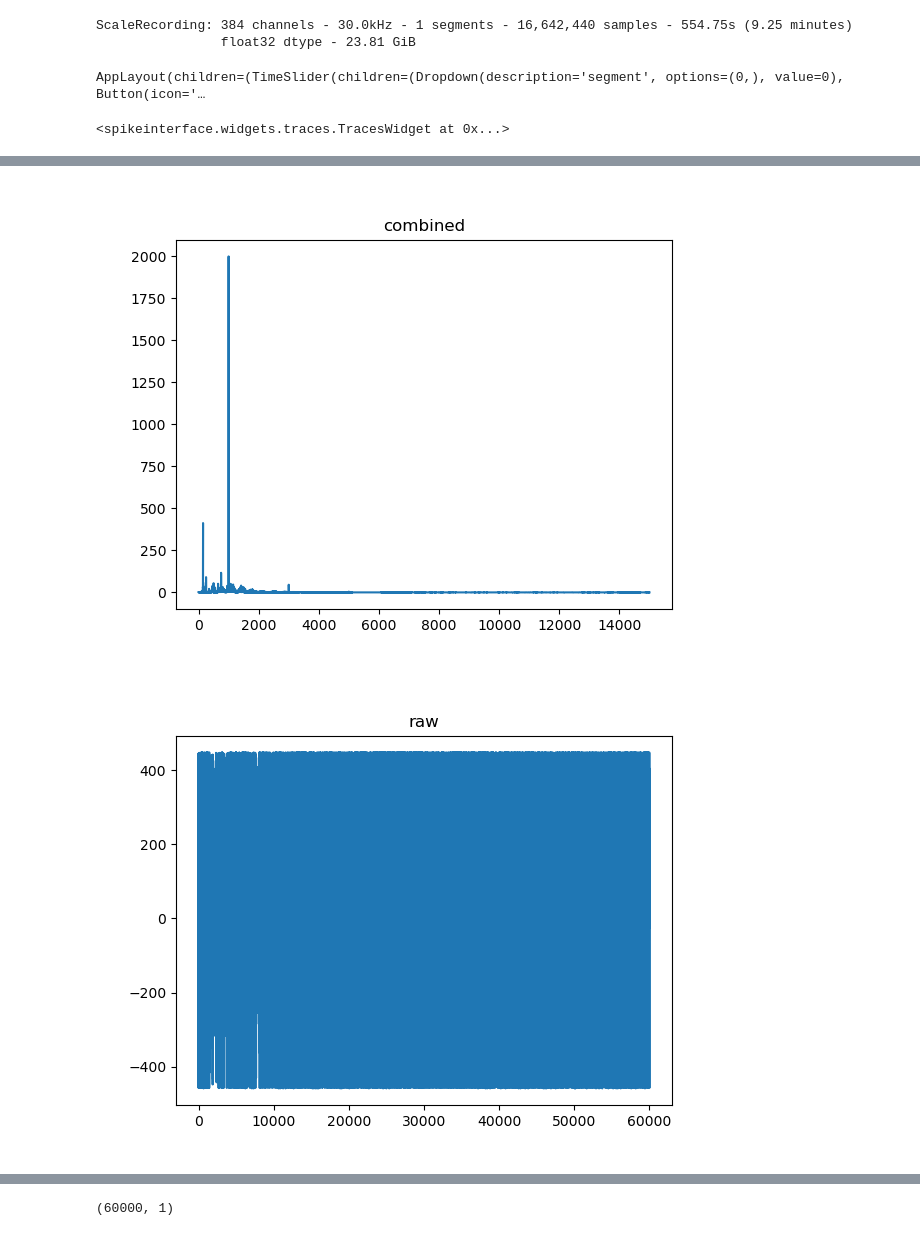
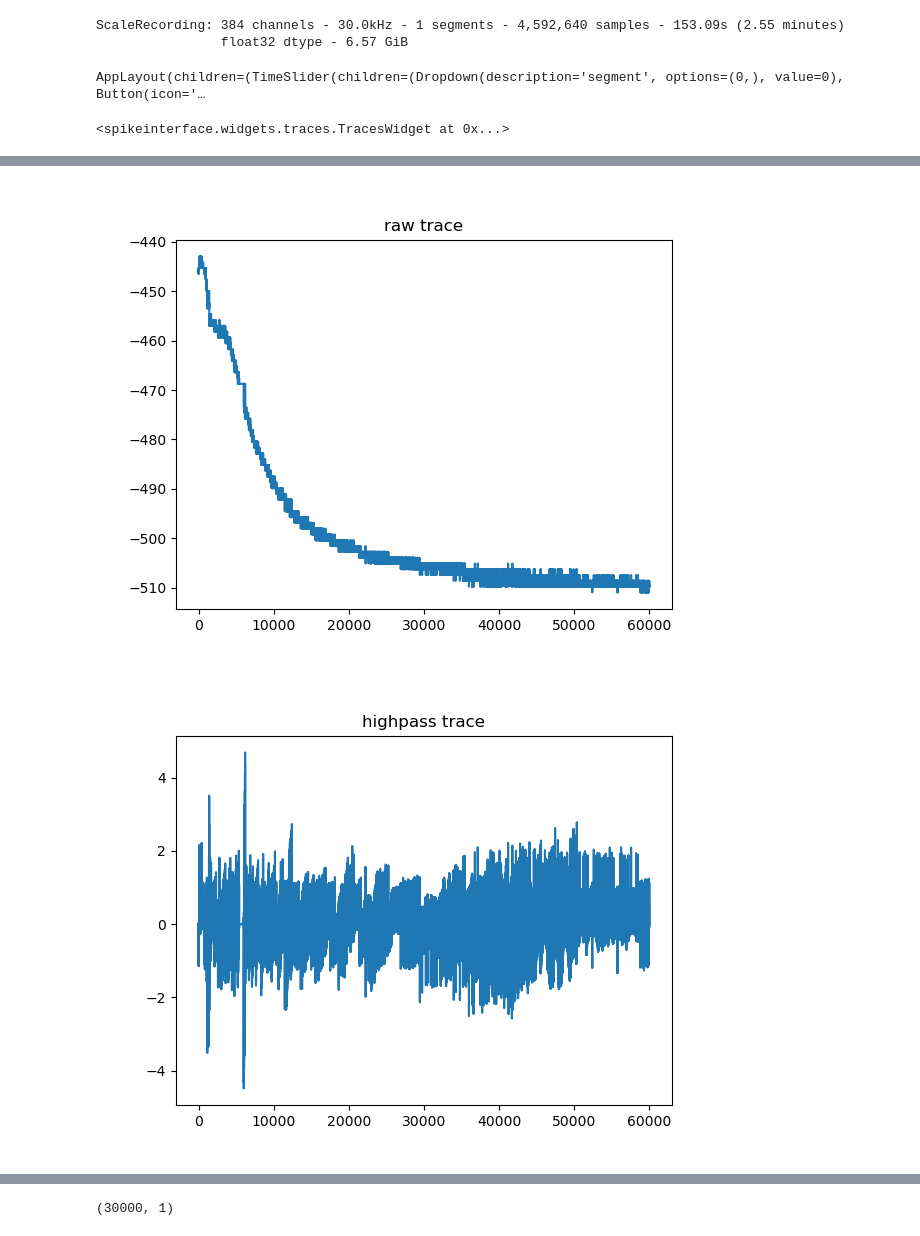
Before and after one commit to ikharitonov/sorting-pipeline, a Jupyter notebook: pipeline/data_exploration.ipynb, the cells around one changed output, grey strips where cells are left out. Drawn from its saved outputs; the diff is of its cells as text; code cells hidden in the pictures.

```diff
--- a/pipeline/data_exploration.ipynb
+++ b/pipeline/data_exploration.ipynb
@@ -34,7 +35,17 @@ offset_recording = 600
 dtype = np.uint16
 # %%
 # Main working directory
-base_folder = Path.home() / 'RANCZLAB-NAS' / 'vestibular-vr_2024-01-17T144340Z'
+base_folder = Path.home() / 'RANCZLAB-NAS/onix' / 'data-dump_2024-02-02T141943Z'
+
+# base_folder = Path.home() / 'RANCZLAB-NAS' / 'vestibular-vr_2024-01-17T144340Z'
+
+# base_folder = Path.home() / '/RANCZLAB-NAS/vestibular-vr_2024-01-17T135421Z'
+# base_folder = Path.home() / '/RANCZLAB-NAS/vestibular-vr_2024-01-17T141240Z'
+# base_folder = Path.home() / '/RANCZLAB-NAS/vestibular-vr_2024-01-17T145407Z'
+# base_folder = Path.home() / '/RANCZLAB-NAS/vestibular-vr_2024-01-17T145900Z'
+# base_folder = Path.home() / '/RANCZLAB-NAS/vestibular-vr_2024-01-17T150904Z'
+# base_folder = Path.home() / '/RANCZLAB-NAS/vestibular-vr_2024-01-17T153446Z'
+
 # base_folder = Path.home() / 'RANCZLAB-NAS' / 'iakov/data/sid_715093703_pid_810755797'
 
 # Input data
@@ -47,8 +58,8 @@ recordings['raw'] = si.read_binary(base_folder / binary_filename, sampling_frequ
 recordings['raw'] = si.scale(recordings['raw'], gain=gain_recording, offset=offset_recording) #scale to uV
 recordings['raw']
 # %% [output]
-ScaleRecording: 384 channels - 30.0kHz - 1 segments - 16,642,440 samples - 554.75s (9.25 minutes)
-                float32 dtype - 23.81 GiB
+ScaleRecording: 384 channels - 30.0kHz - 1 segments - 4,592,640 samples - 153.09s (2.55 minutes)
+                float32 dtype - 6.57 GiB
 # %%
 si.plot_traces(recordings['raw'], mode='map', time_range=[0, 0.1], backend='ipywidgets', height_cm=25, width_cm=60)
 # %% [output]
@@ -58,40 +69,40 @@ AppLayout(children=(TimeSlider(children=(Dropdown(description='segment', options
 from elephant.spectral import welch_psd
 # %%
 recording = recordings['raw'].get_traces(channel_ids=[100], start_frame=0, end_frame=60000)[:,0]
-notch_recording = si.notch_filter(recordings['raw'], freq=50, q=10).get_traces(channel_ids=[100], start_frame=0, end_frame=100*30000)[:,0]
-highpass_recording = si.highpass_filter(recordings['raw'], freq_min=1).get_traces(channel_ids=[100], start_frame=0, end_frame=100*30000)[:,0]
-combined_rec = si.highpass_filter(si.notch_filter(recordings['raw'], freq=50, q=10), freq_min=1).get_traces(channel_ids=[100], start_frame=0, end_frame=100*30000)[:,0]
+# notch_recording = si.notch_filter(recordings['raw'], freq=50, q=10).get_traces(channel_ids=[100], start_frame=0, end_frame=100*30000)[:,0]
+highpass_recording = si.highpass_filter(recordings['raw'], freq_min=150).get_traces(channel_ids=[100], start_frame=0, end_frame=100*sampling_frequency)[:,0]
+# combined_rec = si.highpass_filter(si.notch_filter(recordings['raw'], freq=50, q=10), freq_min=1).get_traces(channel_ids=[100], start_frame=0, end_frame=100*30000)[:,0]
 
 f, psd = welch_psd(recording, fs=sampling_frequency)
 plt.figure()
-plt.title('raw')
+plt.title('raw psd')
 plt.plot(f,psd)
 plt.show()
 
-f, psd = welch_psd(notch_recording, fs=sampling_frequency)
+# f, psd = welch_psd(notch_recording, fs=sampling_frequency)
+# plt.figure()
+# plt.title('notch')
+# plt.plot(f,psd)
+# plt.show()
+
+f, psd = welch_psd(highpass_recording, fs=sampling_frequency)
 plt.figure()
-plt.title('notch')
-plt.plot(f,psd)
-plt.show()
-
-f, psd = welch_psd(combined_rec, fs=sampling_frequency)
-plt.figure()
-plt.title('combined')
+plt.title('highpass psd')
 plt.plot(f,psd)
 plt.show()
 
 plt.figure()
-plt.title('raw')
+plt.title('raw trace')
 plt.plot(recording[:60000])
 plt.show()
 
-plt.figure()
-plt.title('notch')
-plt.plot(notch_recording[:60000])
-plt.show()
+# plt.figure()
+# plt.title('notch')
+# plt.plot(notch_recording[:60000])
+# plt.show()
 
 plt.figure()
-plt.title('highpass')
-plt.plot(combined_rec[:60000])
+plt.title('highpass trace')
+plt.plot(highpass_recording[:60000])
 plt.show()
 # %% [output]
@@ -100,2 +111,2 @@ plt.show()
-[figure, old version]
+[figure, new version]
-[figure, old version]
+[figure, new version]
@@ -104,5 +113,5 @@ plt.show()
 # %%
-trace = recordings['raw'].get_traces(channel_ids=[5], start_frame=0, end_frame=2*sampling_frequency)
+trace = recordings['raw'].get_traces(channel_ids=[100], start_frame=100*sampling_frequency, end_frame=101*sampling_frequency)
 trace.shape
 # %% [output]
-(60000, 1)
+(30000, 1)
```
Also changed, not shown: parts of 7 cells of this notebook, 1 other file.
